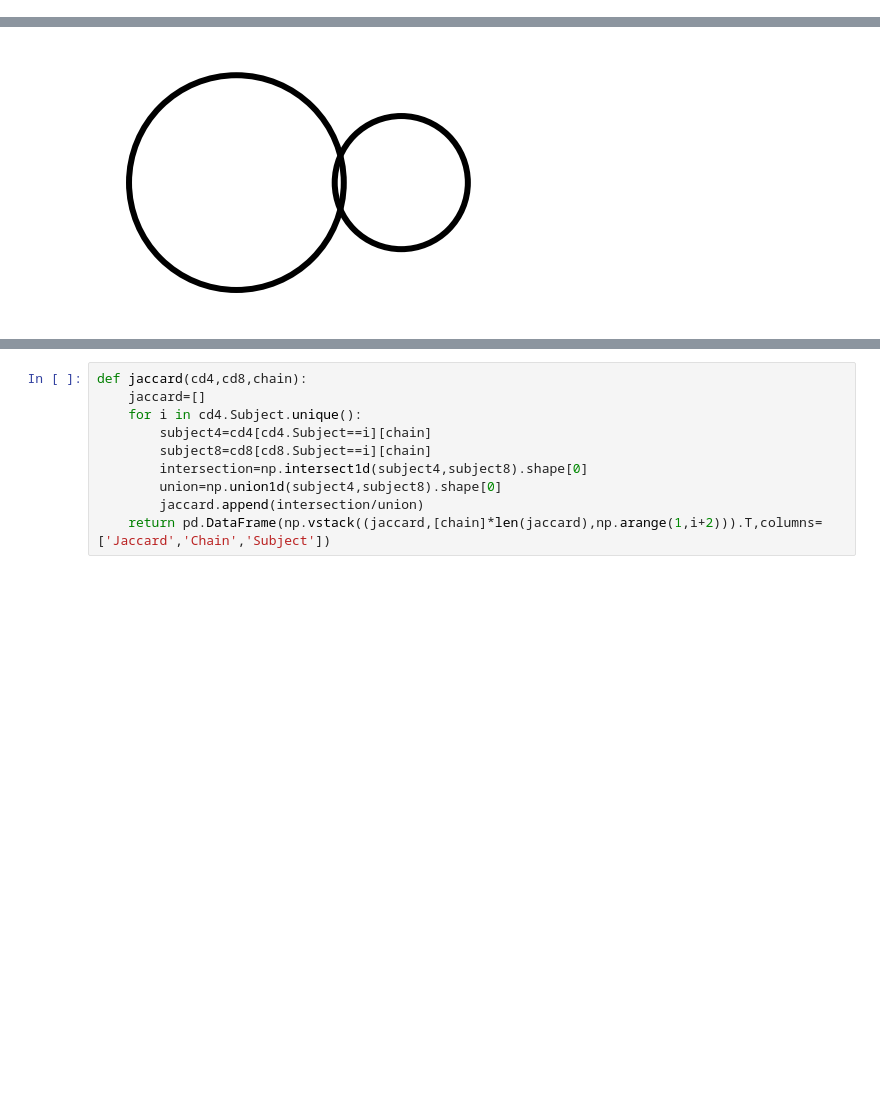
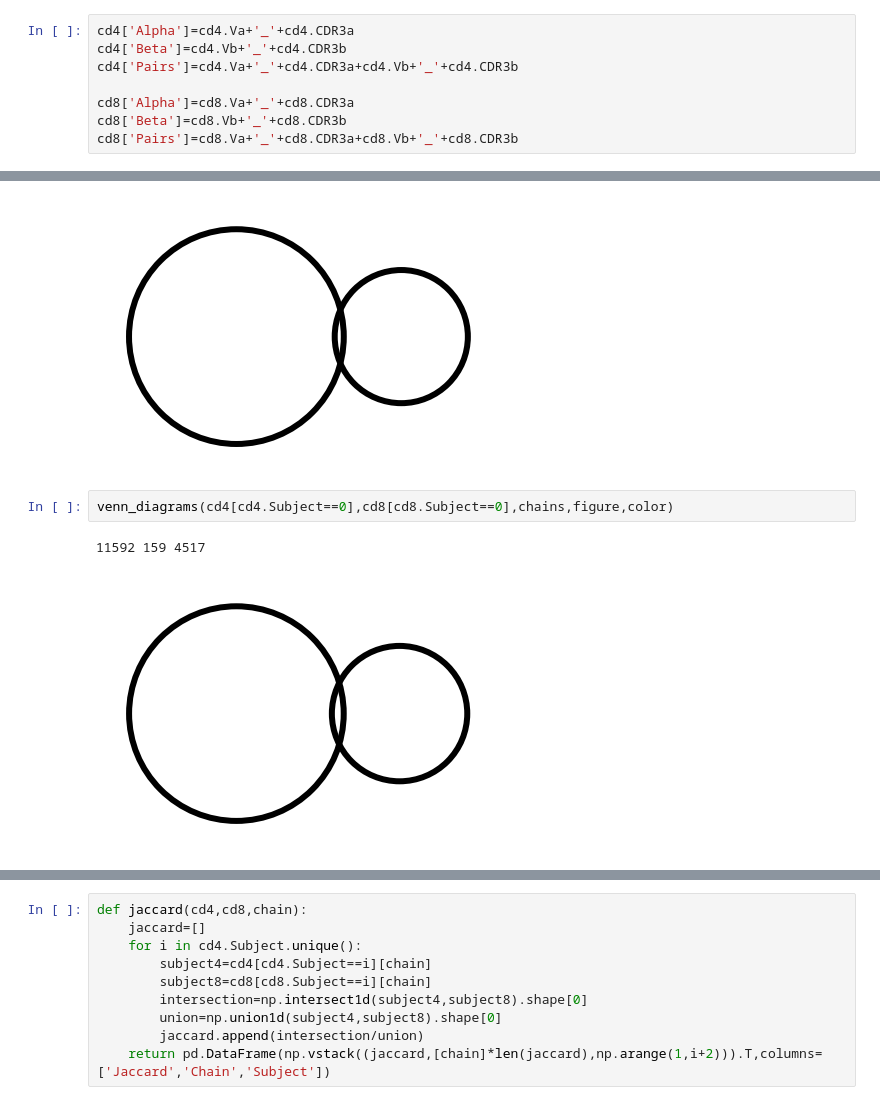
Before and after one commit to JasonACarter/CD4_CD8-Manuscript, a Jupyter notebook: Scripts/Figure1/Figure1.ipynb, the cells around one changed output, grey strips where cells are left out. Cells and saved outputs as stored; diff of their text form; blank space fills up the shorter version.

```diff
--- a/Scripts/Figure1/Figure1.ipynb
+++ b/Scripts/Figure1/Figure1.ipynb
@@ -60,6 +60,14 @@ plt.show()
 plt.close()
 # %% [output]
 [figure]
+# %%
+cd4['Alpha']=cd4.Va+'_'+cd4.CDR3a
+cd4['Beta']=cd4.Vb+'_'+cd4.CDR3b
+cd4['Pairs']=cd4.Va+'_'+cd4.CDR3a+cd4.Vb+'_'+cd4.CDR3b
+
+cd8['Alpha']=cd8.Va+'_'+cd8.CDR3a
+cd8['Beta']=cd8.Vb+'_'+cd8.CDR3b
+cd8['Pairs']=cd8.Va+'_'+cd8.CDR3a+cd8.Vb+'_'+cd8.CDR3b
 # %%
 def venn_diagrams(cd4,cd8,chains,figure,color):
     four=np.unique(np.setdiff1d(cd4[chains],cd8[chains]))
@@ -85,3 +93,8 @@ for (chains,figure,color) in zip(['Alpha','Beta','Pairs'],['Fig1_B','Fig1_C','Fi
 [figure]
 69437 632 26297
 [figure]
+# %%
+venn_diagrams(cd4[cd4.Subject==0],cd8[cd8.Subject==0],chains,figure,color)
+# %% [output]
+11592 159 4517
+[figure, added]
```
Also changed, not shown: parts of 10 cells of this notebook.
